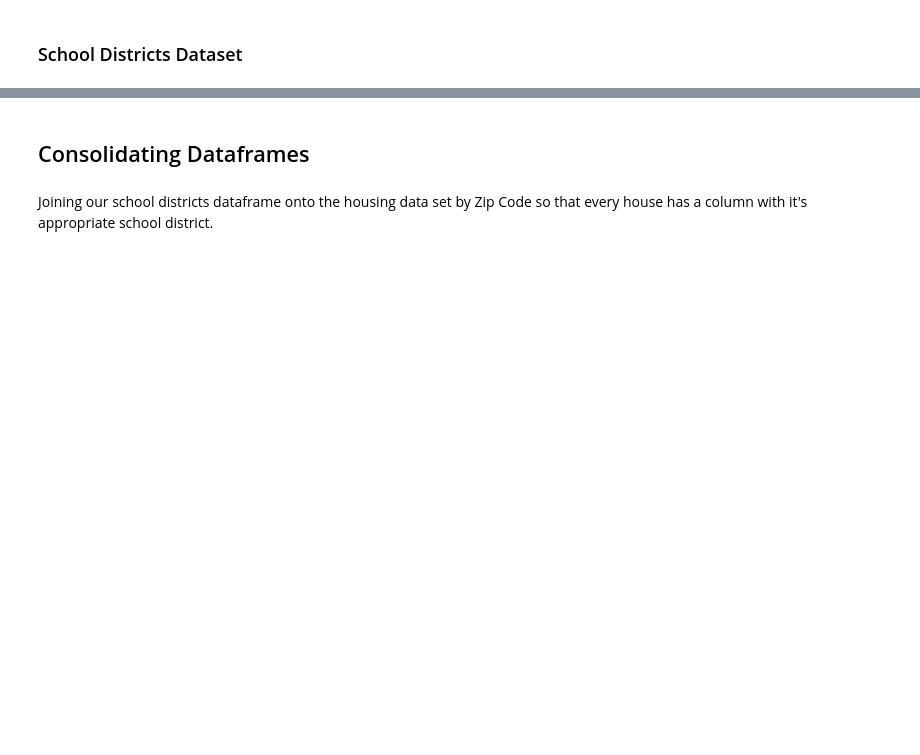
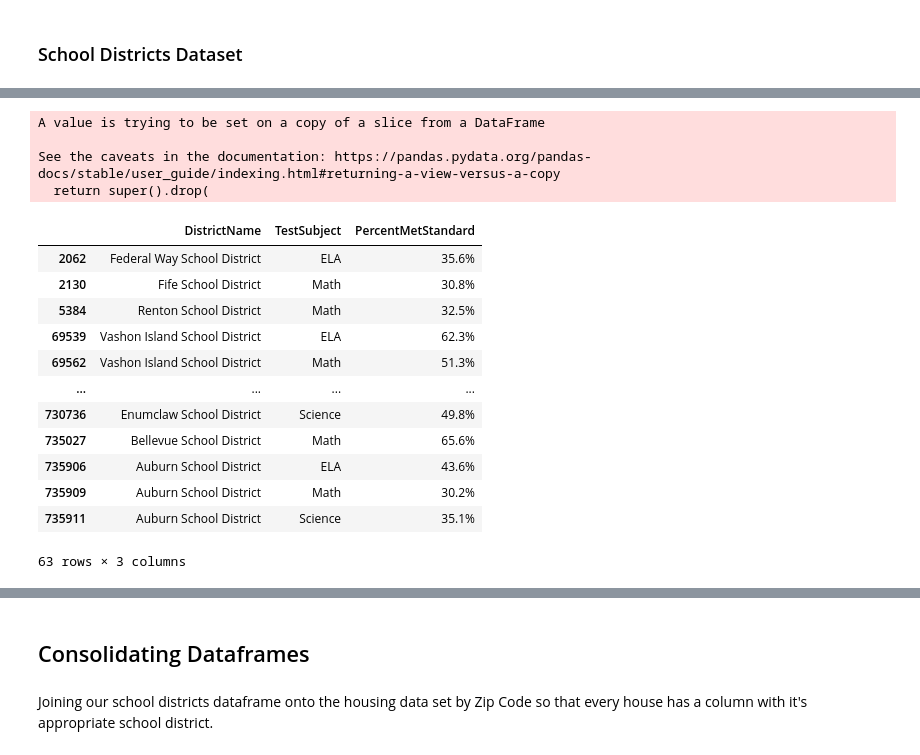
Before and after one commit to aokdata/King-County-House-Sales-, a Jupyter notebook: Data Preparation and Cleaning Notebook.ipynb, the cells around one changed output, grey strips where cells are left out. Drawn from its saved outputs; the diff is of its cells as text; code cells hidden in the pictures; blank space fills up the shorter version.

```diff
--- a/Data Preparation and Cleaning Notebook.ipynb
+++ b/Data Preparation and Cleaning Notebook.ipynb
@@ -182,0 +227,8 @@ king_school_df.head()
+# %%
+king_school_df = king_school_df[(king_school_df.StudentGroup == "All Students") & \
+                                (king_school_df.GradeLevel == "All Grades") & \
+                                (king_school_df.SchoolName == 'District Total') &\
+                               (king_school_df.DistrictName.str.contains("District"))]
+# %%
+#Limited our dataframe for just the columns we care about.
+king_school_df = king_school_df[['DistrictName','TestAdministration','TestSubject','PercentMetStandard']]
@@ -182,0 +270,23 @@ king_school_df.head()
+# %%
+main_king_school_df.drop(labels='TestAdministration', axis = 1, inplace=True)
+# %% [output]
+A value is trying to be set on a copy of a slice from a DataFrame
+
+See the caveats in the documentation: https://pandas.pydata.org/pandas-docs/stable/user_guide/indexing.html#returning-a-view-versus-a-copy
+  return super().drop(
+# %%
+main_king_school_df
+# %% [output]
+|  | DistrictName | TestSubject | PercentMetStandard |
+| 2062 | Federal Way School District | ELA | 35.6% |
+| 2130 | Fife School District | Math | 30.8% |
+| 5384 | Renton School District | Math | 32.5% |
+| 69539 | Vashon Island School District | ELA | 62.3% |
+| 69562 | Vashon Island School District | Math | 51.3% |
+| ... | ... | ... | ... |
+| 730736 | Enumclaw School District | Science | 49.8% |
+| 735027 | Bellevue School District | Math | 65.6% |
+| 735906 | Auburn School District | ELA | 43.6% |
+| 735909 | Auburn School District | Math | 30.2% |
+| 735911 | Auburn School District | Science | 35.1% |
+63 rows × 3 columns
```
Also changed, not shown: parts of 32 cells of this notebook, 1 other file.
